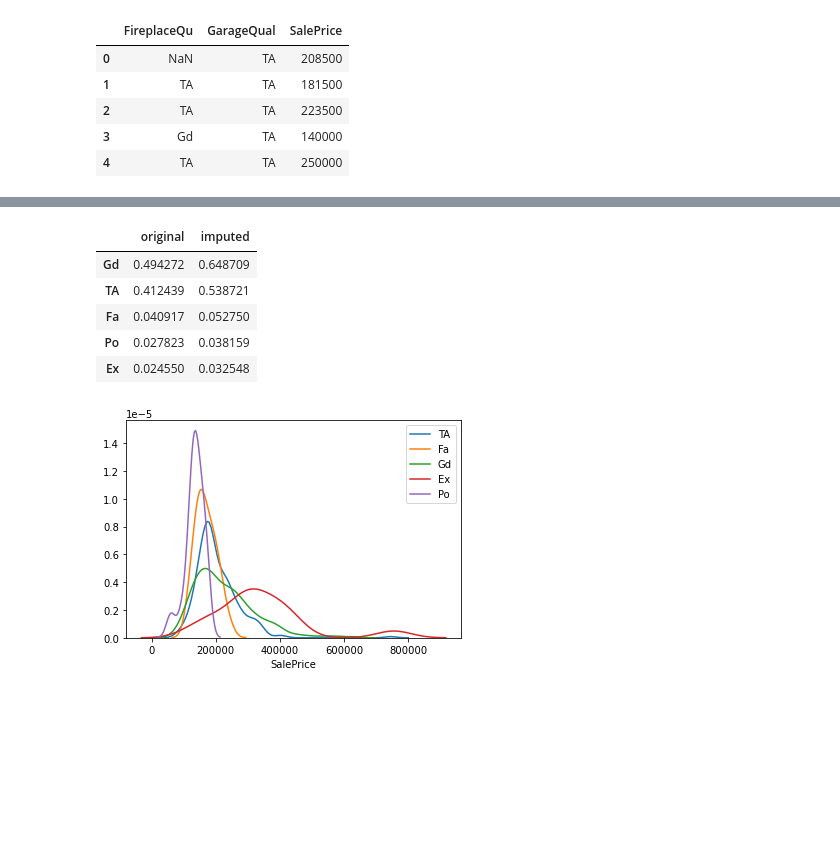
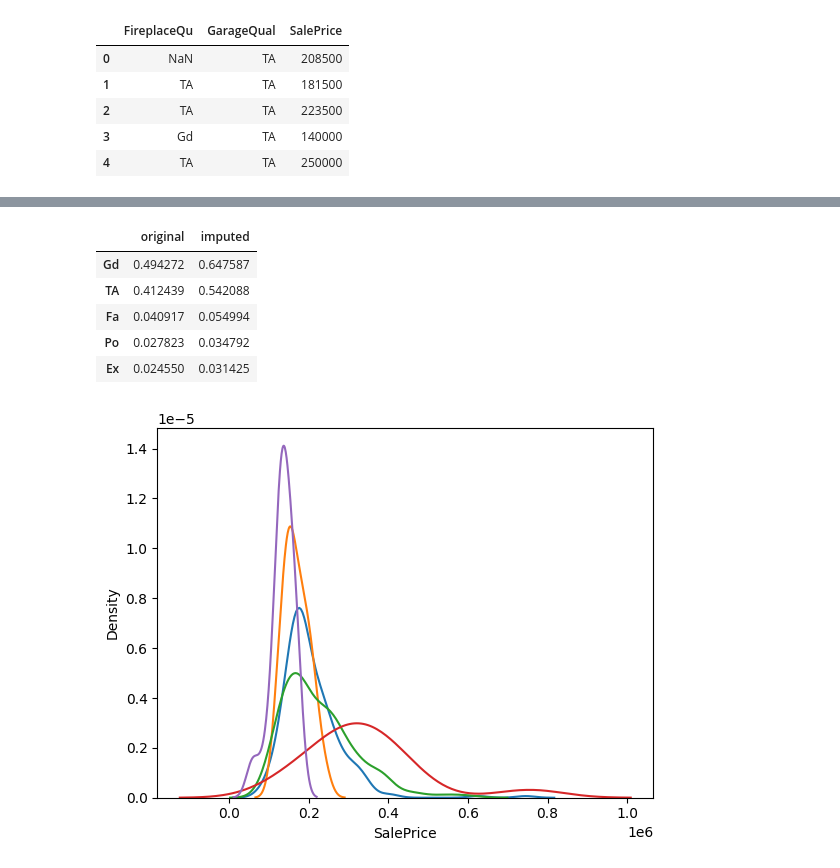
Before and after one commit to Harshkumar-2024/100-days-of-machine-learning, a Jupyter notebook: day38-missing-indicator/random-sample-imputation.ipynb, the cells around one changed output, grey strips where cells are left out. Saved outputs shown, nothing was run; the diff lists cells and outputs as text; code cells hidden in the pictures; blank space fills up the shorter version.

```diff
--- a/day38-missing-indicator/random-sample-imputation.ipynb
+++ b/day38-missing-indicator/random-sample-imputation.ipynb
@@ -206,6 +186,38 @@ X_train.sample(5)
 # %%
-X_train['GarageQual_imputed'][X_train['GarageQual_imputed'].isnull()] = X_train['GarageQual'].dropna().sample(X_train['GarageQual'].isnull().sum()).values
-X_test['GarageQual_imputed'][X_test['GarageQual_imputed'].isnull()] = X_train['GarageQual'].dropna().sample(X_test['GarageQual'].isnull().sum()).values
+# -------------------- GarageQual --------------------
+# For X_train
+missing_train = X_train['GarageQual_imputed'].isnull().sum()
 
-X_train['FireplaceQu_imputed'][X_train['FireplaceQu_imputed'].isnull()] = X_train['FireplaceQu'].dropna().sample(X_train['FireplaceQu'].isnull().sum()).values
-X_test['FireplaceQu_imputed'][X_test['FireplaceQu_imputed'].isnull()] = X_train['FireplaceQu'].dropna().sample(X_test['FireplaceQu'].isnull().sum()).values
+X_train.loc[X_train['GarageQual_imputed'].isnull(), 'GarageQual_imputed'] = (
+    X_train['GarageQual'].dropna()
+    .sample(missing_train, replace=True, random_state=0)
+    .values
+)
+
+# For X_test
+missing_test = X_test['GarageQual_imputed'].isnull().sum()
+
+X_test.loc[X_test['GarageQual_imputed'].isnull(), 'GarageQual_imputed'] = (
+    X_train['GarageQual'].dropna()
+    .sample(missing_test, replace=True, random_state=0)
+    .values
+)
+
+# -------------------- FireplaceQu --------------------
+# For X_train
+missing_train = X_train['FireplaceQu_imputed'].isnull().sum()
+
+X_train.loc[X_train['FireplaceQu_imputed'].isnull(), 'FireplaceQu_imputed'] = (
+    X_train['FireplaceQu'].dropna()
+    .sample(missing_train, replace=True, random_state=0)
+    .values
+)
+
+# For X_test
+missing_test = X_test['FireplaceQu_imputed'].isnull().sum()
+
+X_test.loc[X_test['FireplaceQu_imputed'].isnull(), 'FireplaceQu_imputed'] = (
+    X_train['FireplaceQu'].dropna()
+    .sample(missing_test, replace=True, random_state=0)
+    .values
+)
@@ -258,19 +249,19 @@ temp = pd.concat(
 
 temp.columns = ['original', 'imputed']
 
-temp
+temp      # Here  percent change so much  after imputation  so its not good imputation model to use here
 # %% [output]
 |  | original | imputed |
-| Gd | 0.494272 | 0.648709 |
-| TA | 0.412439 | 0.538721 |
-| Fa | 0.040917 | 0.052750 |
-| Po | 0.027823 | 0.038159 |
-| Ex | 0.024550 | 0.032548 |
+| Gd | 0.494272 | 0.647587 |
+| TA | 0.412439 | 0.542088 |
+| Fa | 0.040917 | 0.054994 |
+| Po | 0.027823 | 0.034792 |
+| Ex | 0.024550 | 0.031425 |
 # %%
 for category in X_train['FireplaceQu'].dropna().unique():
-    sns.distplot(X_train[X_train['FireplaceQu'] == category]['SalePrice'],hist=False,label=category)
+    sns.kdeplot(X_train[X_train['FireplaceQu'] == category]['SalePrice'],label=category)
 plt.show()
 # %% [output]
-[figure, old version]
+[figure, new version]
 # %%
 for category in X_train['FireplaceQu_imputed'].dropna().unique():
```
Also changed, not shown: parts of 9 cells of this notebook.
